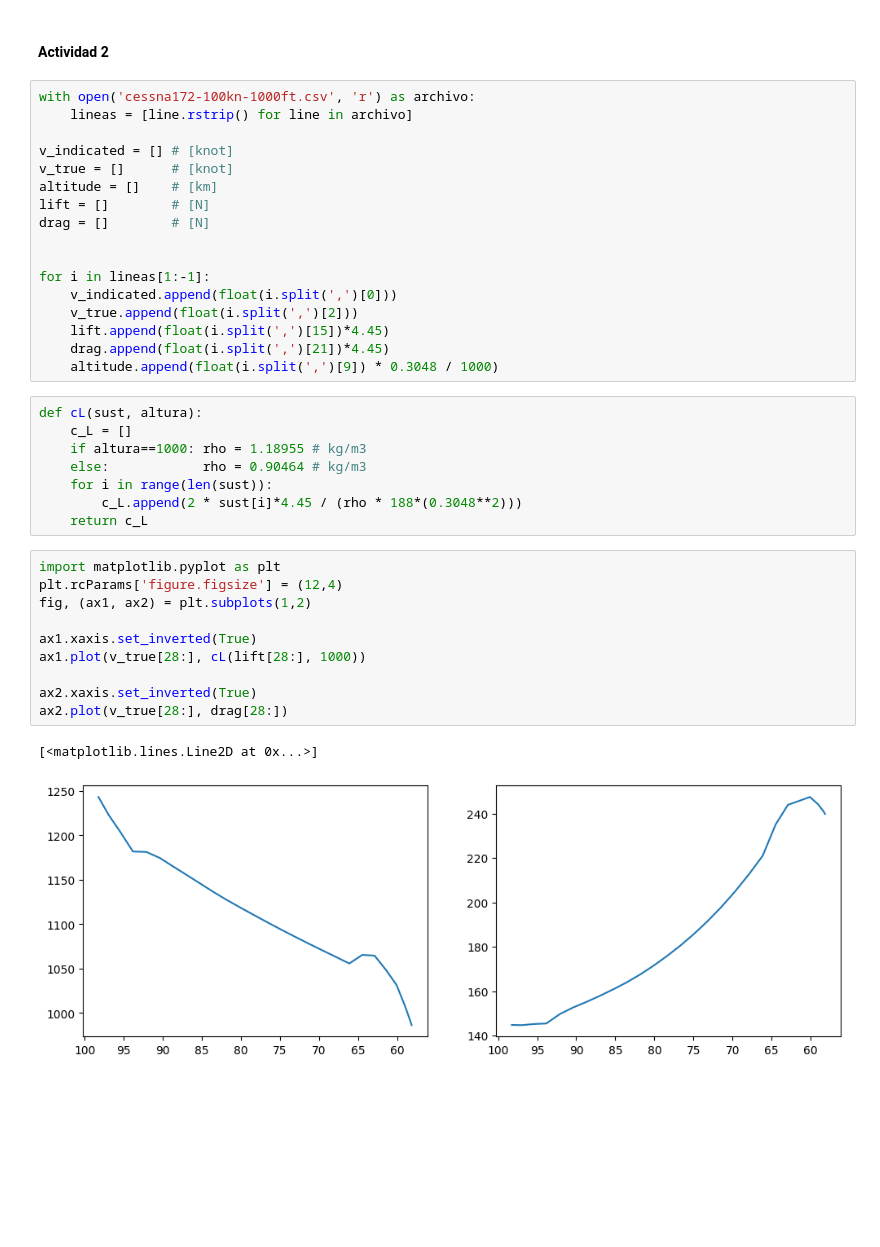
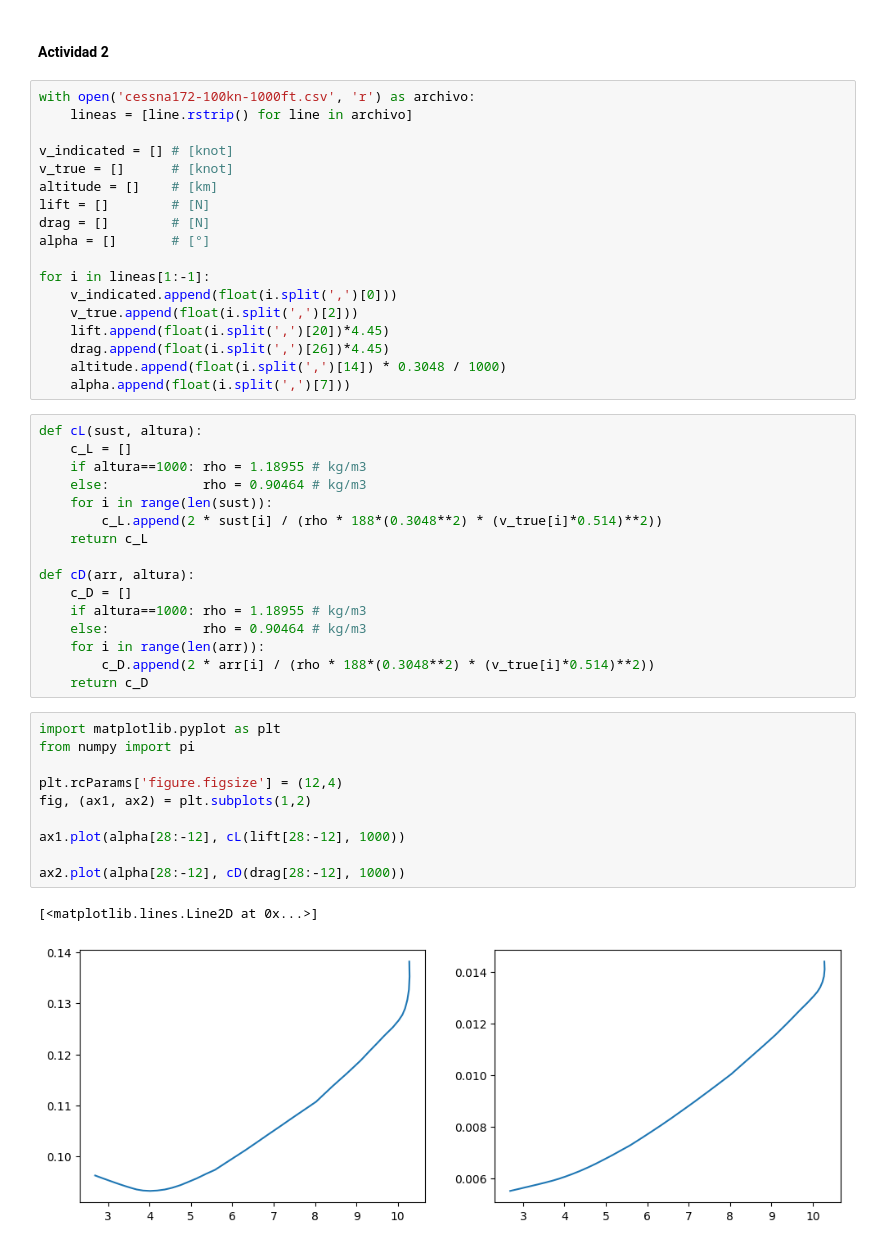
Before and after one commit to otarola-joaquin/Trabajos-varios-8vo-semestre, a Jupyter notebook: Mecánica del Vuelo/Tarea_2/lab2_gráfico.ipynb, the cells around one changed output. Cells and saved outputs as stored; diff of their text form; blank space fills up the shorter version.

```diff
--- a/Mecánica del Vuelo/Tarea_2/lab2_gráfico.ipynb
+++ b/Mecánica del Vuelo/Tarea_2/lab2_gráfico.ipynb
@@ -41,32 +41,41 @@ v_true = []      # [knot]
 altitude = []    # [km]
 lift = []        # [N]
 drag = []        # [N]
-
+alpha = []       # [°]
 
 for i in lineas[1:-1]:
     v_indicated.append(float(i.split(',')[0]))
     v_true.append(float(i.split(',')[2]))
-    lift.append(float(i.split(',')[15])*4.45)
-    drag.append(float(i.split(',')[21])*4.45)
-    altitude.append(float(i.split(',')[9]) * 0.3048 / 1000)
+    lift.append(float(i.split(',')[20])*4.45)
+    drag.append(float(i.split(',')[26])*4.45)
+    altitude.append(float(i.split(',')[14]) * 0.3048 / 1000)
+    alpha.append(float(i.split(',')[7]))
 # %%
 def cL(sust, altura):
     c_L = []
     if altura==1000: rho = 1.18955 # kg/m3
     else:            rho = 0.90464 # kg/m3
     for i in range(len(sust)):
-        c_L.append(2 * sust[i]*4.45 / (rho * 188*(0.3048**2)))
+        c_L.append(2 * sust[i] / (rho * 188*(0.3048**2) * (v_true[i]*0.514)**2))
     return c_L
+
+def cD(arr, altura):
+    c_D = []
+    if altura==1000: rho = 1.18955 # kg/m3
+    else:            rho = 0.90464 # kg/m3
+    for i in range(len(arr)):
+        c_D.append(2 * arr[i] / (rho * 188*(0.3048**2) * (v_true[i]*0.514)**2))
+    return c_D
 # %%
 import matplotlib.pyplot as plt
+from numpy import pi
+
 plt.rcParams['figure.figsize'] = (12,4)
 fig, (ax1, ax2) = plt.subplots(1,2)
 
-ax1.xaxis.set_inverted(True)
-ax1.plot(v_true[28:], cL(lift[28:], 1000))
+ax1.plot(alpha[28:-12], cL(lift[28:-12], 1000))
 
-ax2.xaxis.set_inverted(True)
-ax2.plot(v_true[28:], drag[28:])
+ax2.plot(alpha[28:-12], cD(drag[28:-12], 1000))
 # %% [output]
 [<matplotlib.lines.Line2D at 0x...>]
-[figure, old version]
+[figure, new version]
```
Also changed, not shown: parts of 1 cell of this notebook.
